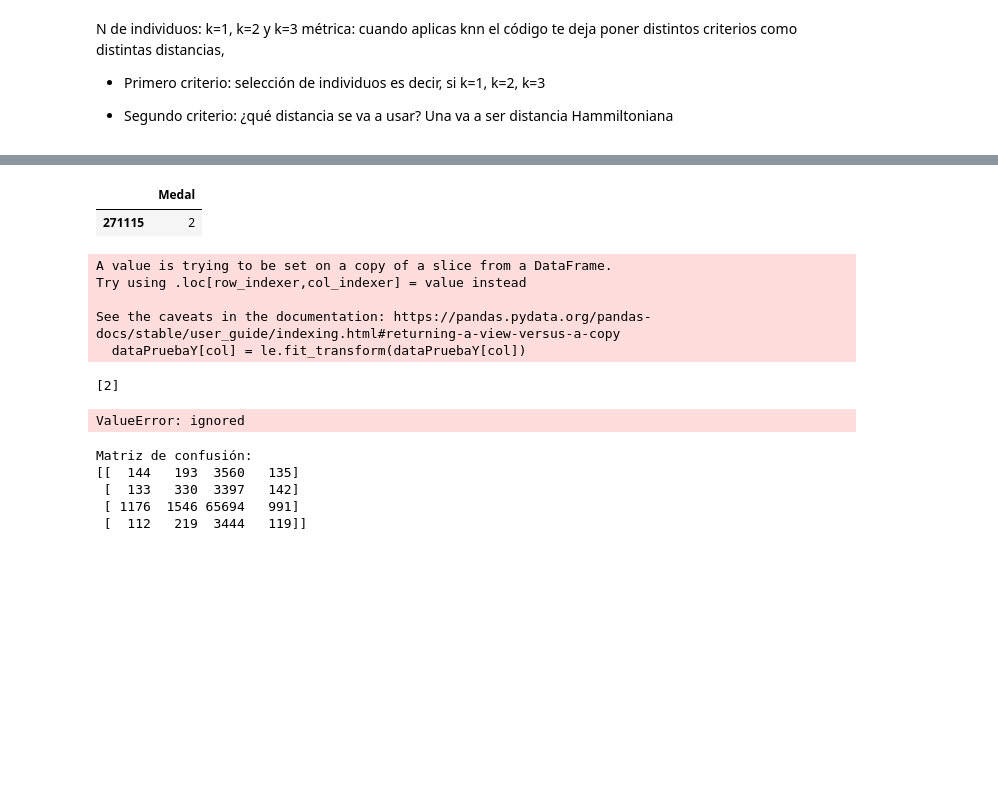
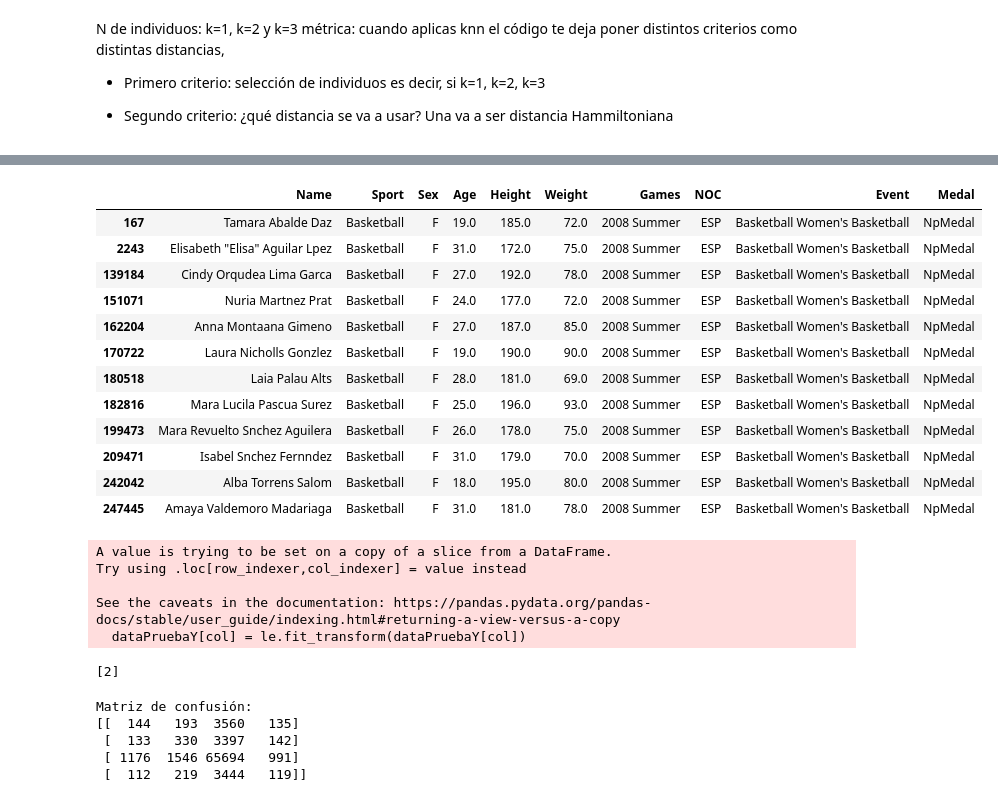
Before and after one commit to PilarAriasVazquez/L3, a Jupyter notebook: P1.ipynb, the cells around one changed output, grey strips where cells are left out. Cells and saved outputs as stored; diff of their text form; code cells hidden in the pictures; blank space fills up the shorter version.

```diff
--- a/P1.ipynb
+++ b/P1.ipynb
@@ -406,5 +364,0 @@ fila
-# %%
-dataPruebaY.tail(1)
-# %% [output]
-|  | Medal |
-| 271115 | 2 |
@@ -411 +409,20 @@ dataPruebaY.tail(1)
+# %%
+# buscar el nombre 'Carolina Marín'
+nombre = "Basketball Women's Basketball"
+BASKET = df.loc[(df['Event'] == "Basketball Women's Basketball") & (df['Games']== '2008 Summer') & (df['NOC']=='ESP')]
+BASKET
+# %% [output]
+|  | Name | Sport | Sex | Age | Height | Weight | Games | NOC | Event | Medal |
+| 167 | Tamara Abalde Daz | Basketball | F | 19.0 | 185.0 | 72.0 | 2008 Summer | ESP | Basketball Women's Basketball | NpMedal |
+| 2243 | Elisabeth "Elisa" Aguilar Lpez | Basketball | F | 31.0 | 172.0 | 75.0 | 2008 Summer | ESP | Basketball Women's Basketball | NpMedal |
+| 139184 | Cindy Orqudea Lima Garca | Basketball | F | 27.0 | 192.0 | 78.0 | 2008 Summer | ESP | Basketball Women's Basketball | NpMedal |
+| 151071 | Nuria Martnez Prat | Basketball | F | 24.0 | 177.0 | 72.0 | 2008 Summer | ESP | Basketball Women's Basketball | NpMedal |
+| 162204 | Anna Montaana Gimeno | Basketball | F | 27.0 | 187.0 | 85.0 | 2008 Summer | ESP | Basketball Women's Basketball | NpMedal |
+| 170722 | Laura Nicholls Gonzlez | Basketball | F | 19.0 | 190.0 | 90.0 | 2008 Summer | ESP | Basketball Women's Basketball | NpMedal |
+| 180518 | Laia Palau Alts | Basketball | F | 28.0 | 181.0 | 69.0 | 2008 Summer | ESP | Basketball Women's Basketball | NpMedal |
+| 182816 | Mara Lucila Pascua Surez | Basketball | F | 25.0 | 196.0 | 93.0 | 2008 Summer | ESP | Basketball Women's Basketball | NpMedal |
+| 199473 | Mara Revuelto Snchez Aguilera | Basketball | F | 26.0 | 178.0 | 75.0 | 2008 Summer | ESP | Basketball Women's Basketball | NpMedal |
+| 209471 | Isabel Snchez Fernndez | Basketball | F | 31.0 | 179.0 | 70.0 | 2008 Summer | ESP | Basketball Women's Basketball | NpMedal |
+| 242042 | Alba Torrens Salom | Basketball | F | 18.0 | 195.0 | 80.0 | 2008 Summer | ESP | Basketball Women's Basketball | NpMedal |
+| 247445 | Amaya Valdemoro Madariaga | Basketball | F | 31.0 | 181.0 | 78.0 | 2008 Summer | ESP | Basketball Women's Basketball | NpMedal |
 # %%
@@ -462,29 +479,6 @@ Try using .loc[row_indexer,col_indexer] = value instead
 See the caveats in the documentation: https://pandas.pydata.org/pandas-docs/stable/user_guide/indexing.html#returning-a-view-versus-a-copy
   dataPruebaY[col] = le.fit_transform(dataPruebaY[col])
 [2]
-# %%
-import numpy as np
-import matplotlib.pyplot as plt
-
-# Crear una cuadrícula de puntos en el espacio de características
-x_min, x_max = dataPruebaX.min() - 1, dataPruebaX.max() + 1
-y_min, y_max = dataPruebaY.min() - 1, dataPruebaY.max() + 1
-xx, yy = np.meshgrid(np.arange(x_min, x_max, 0.1),
-                     np.arange(y_min, y_max, 0.1))
-
-# Hacer predicciones en la cuadrícula de puntos
-Z = model.predict(np.c_[xx.ravel(), yy.ravel()])
-Z = Z.reshape(xx.shape)
-
-# Crear un gráfico de dispersión con el área de decisión
-plt.contourf(xx, yy, Z, alpha=0.4)
-plt.scatter(X[:, 0], X[:, 1], c=y, s=20, edgecolor='k')
-plt.xlabel('Característica 1')
-plt.ylabel('Característica 2')
-plt.title('KNN con k=7 y distancia Manhattan')
-plt.show()
-# %% [output]
-ValueError: ignored
 # %%
 
 # Supongamos que y_true son las verdaderas etiquetas de clase y y_pred son las etiquetas predichas por el modelo
```
Also changed, not shown: parts of 16 cells of this notebook.
